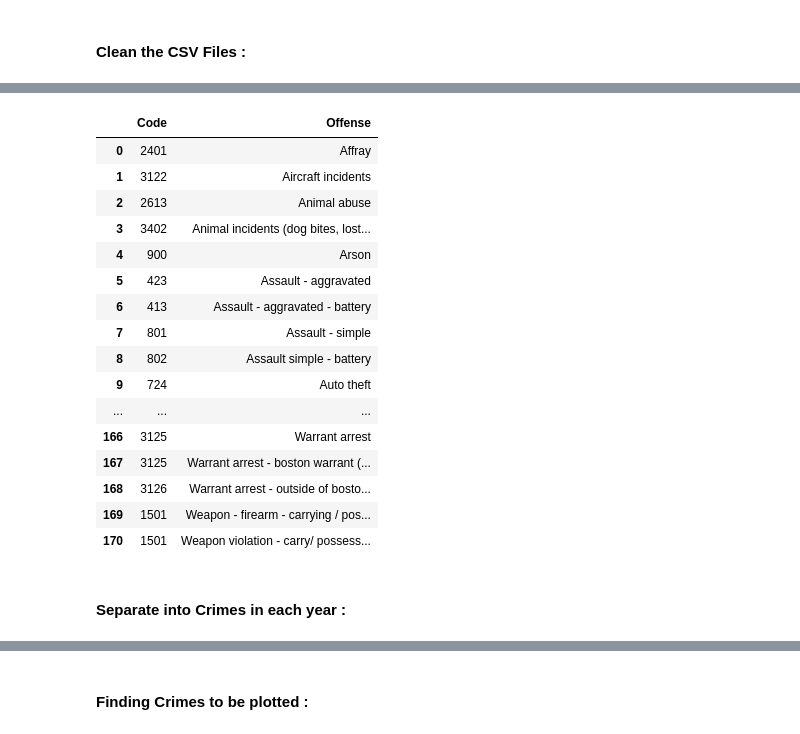
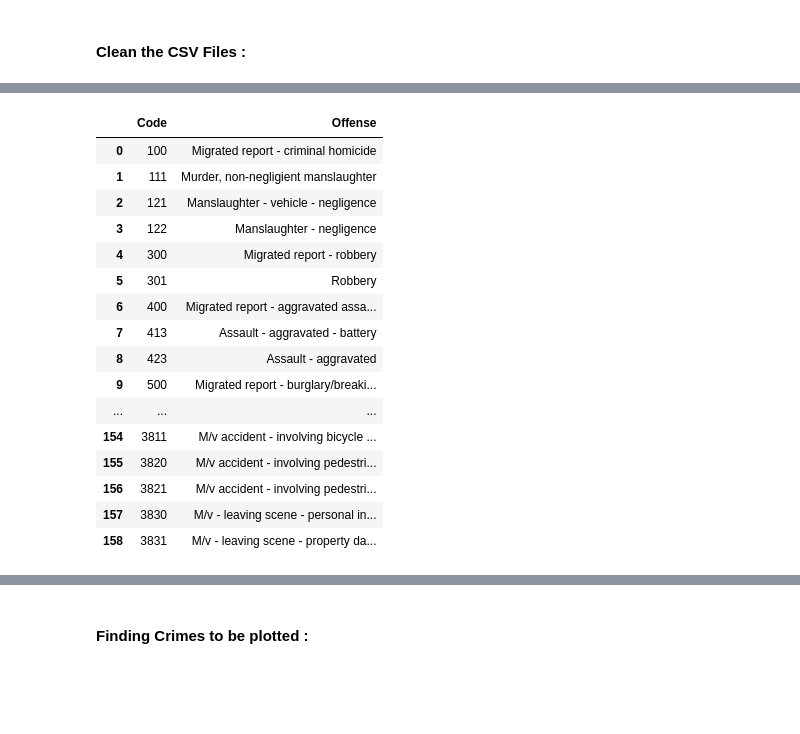
Before and after one commit to Abjt03/Crime-Detection-Data-Science, a Jupyter notebook: Crime Project/My DS Project.ipynb, the cells around one changed output, grey strips where cells are left out. Saved outputs shown, nothing was run; the diff lists cells and outputs as text; code cells hidden in the pictures; blank space fills up the shorter version.

```diff
--- a/Crime Project/My DS Project.ipynb
+++ b/Crime Project/My DS Project.ipynb
@@ -91,23 +91,24 @@ df_19.head()
 #### Clean the CSV Files :
 # %%
 query = '''
-SELECT Code, Offense, Year, Month, Lat, Long
+SELECT Code, Offense, Date, Year, Month, Lat, Long
 FROM df_19
-WHERE Lat <> 0 AND Code NOT IN (612, 99999)
+WHERE Lat <> 0 AND Code NOT IN (612, 99999, 1501, 3125)
 UNION ALL
-SELECT Code, Offense, Year, Month, Lat, Long
+SELECT Code, Offense, Date, Year, Month, Lat, Long
 FROM df_20
-WHERE Lat <> 0 AND Code NOT IN (612, 99999)
+WHERE Lat <> 0 AND Code NOT IN (612, 99999, 1501, 3125)
 UNION ALL
-SELECT Code, Offense, Year, Month, Lat, Long
+SELECT Code, Offense, Date, Year, Month, Lat, Long
 FROM df_21
-WHERE Lat <> 0 AND Code NOT IN (612, 99999)
+WHERE Lat <> 0 AND Code NOT IN (612, 99999, 1501, 3125)
 UNION ALL
-SELECT Code, Offense, Year, Month, Lat, Long
+SELECT Code, Offense, Date, Year, Month, Lat, Long
 FROM df_22
-WHERE Lat <> 0 AND Code NOT IN (612, 99999)
+WHERE Lat <> 0 AND Code NOT IN (612, 99999, 1501, 3125)
 ORDER BY Year DESC
 '''
 Clean_Boston_Crime_Data = mysql(query)
+Clean_Boston_Crime_Data.Date = pd.to_datetime(Clean_Boston_Crime_Data.Date).dt.normalize()
 Clean_Boston_Crime_Data
 # %% [output]
@@ -127,5 +128,5 @@ Clean_Boston_Crime_Data
 # %%
-Clean_Boston_Crime_Data = Clean_Boston_Crime_Data.astype({'Code':'int32', 'Offense':'category', 'Year':'int32', 'Month':'int32', 'Lat':'float64', 'Long':'float64'})
+Clean_Boston_Crime_Data = Clean_Boston_Crime_Data.astype({'Code':'int32', 'Offense':'string', 'Year':'int32', 'Month':'int32', 'Lat':'float64', 'Long':'float64'})
 Clean_Boston_Crime_Data.Offense = Clean_Boston_Crime_Data.Offense.str.capitalize()
 Clean_Boston_Crime_Data.info()
 # %% [output]
@@ -148,0 +149,3 @@ len(Clean_Boston_Crime_Data.Code.unique())
+# %%
+Clean_Boston_Crime_Data.Offense = Clean_Boston_Crime_Data.Offense.replace(['Murder, non-negligent manslaughter', 'Robbery - street', 'Burglary - residential', 'Burglary - commerical', 'Migrated report - stolen property', 'Drugs - sale / manufacturing', 'Val - violation of auto law - other', 'Property - lost'], ['Murder, non-negligient manslaughter', 'Robbery', 'Burglary - residential - force', 'Burglary - commerical - force', 'Stolen property - buying / receiving / possessing', 'Drugs - possession/ sale/ manufacturing/ use', 'Migrated report - auto law violation', 'Property - lost/ missing'])
+Clean_Boston_Crime_Data
@@ -149,27 +166,25 @@ len(Clean_Boston_Crime_Data.Code.unique())
 # %%
 query = '''
 SELECT Code, Offense FROM Clean_Boston_Crime_Data
 GROUP BY Offense
-ORDER BY Offense
+ORDER BY Code
 '''
 mysql(query)
 # %% [output]
 |  | Code | Offense |
-| 0 | 2401 | Affray |
-| 1 | 3122 | Aircraft incidents |
-| 2 | 2613 | Animal abuse |
-| 3 | 3402 | Animal incidents (dog bites, lost... |
-| 4 | 900 | Arson |
-| 5 | 423 | Assault - aggravated |
-| 6 | 413 | Assault - aggravated - battery |
-| 7 | 801 | Assault - simple |
-| 8 | 802 | Assault simple - battery |
-| 9 | 724 | Auto theft |
+| 0 | 100 | Migrated report - criminal homicide |
+| 1 | 111 | Murder, non-negligient manslaughter |
+| 2 | 121 | Manslaughter - vehicle - negligence |
+| 3 | 122 | Manslaughter - negligence |
+| 4 | 300 | Migrated report - robbery |
+| 5 | 301 | Robbery |
+| 6 | 400 | Migrated report - aggravated assa... |
+| 7 | 413 | Assault - aggravated - battery |
+| 8 | 423 | Assault - aggravated |
+| 9 | 500 | Migrated report - burglary/breaki... |
 | ... | ... | ... |
-| 166 | 3125 | Warrant arrest |
-| 167 | 3125 | Warrant arrest - boston warrant (... |
-| 168 | 3126 | Warrant arrest - outside of bosto... |
-| 169 | 1501 | Weapon - firearm - carrying / pos... |
-| 170 | 1501 | Weapon violation - carry/ possess... |
+| 154 | 3811 | M/v accident - involving bicycle ... |
+| 155 | 3820 | M/v accident - involving pedestri... |
+| 156 | 3821 | M/v accident - involving pedestri... |
+| 157 | 3830 | M/v - leaving scene - personal in... |
+| 158 | 3831 | M/v - leaving scene - property da... |
-# %% [markdown]
-#### Separate into Crimes in each year :
```
Also changed, not shown: parts of 21 cells of this notebook.
